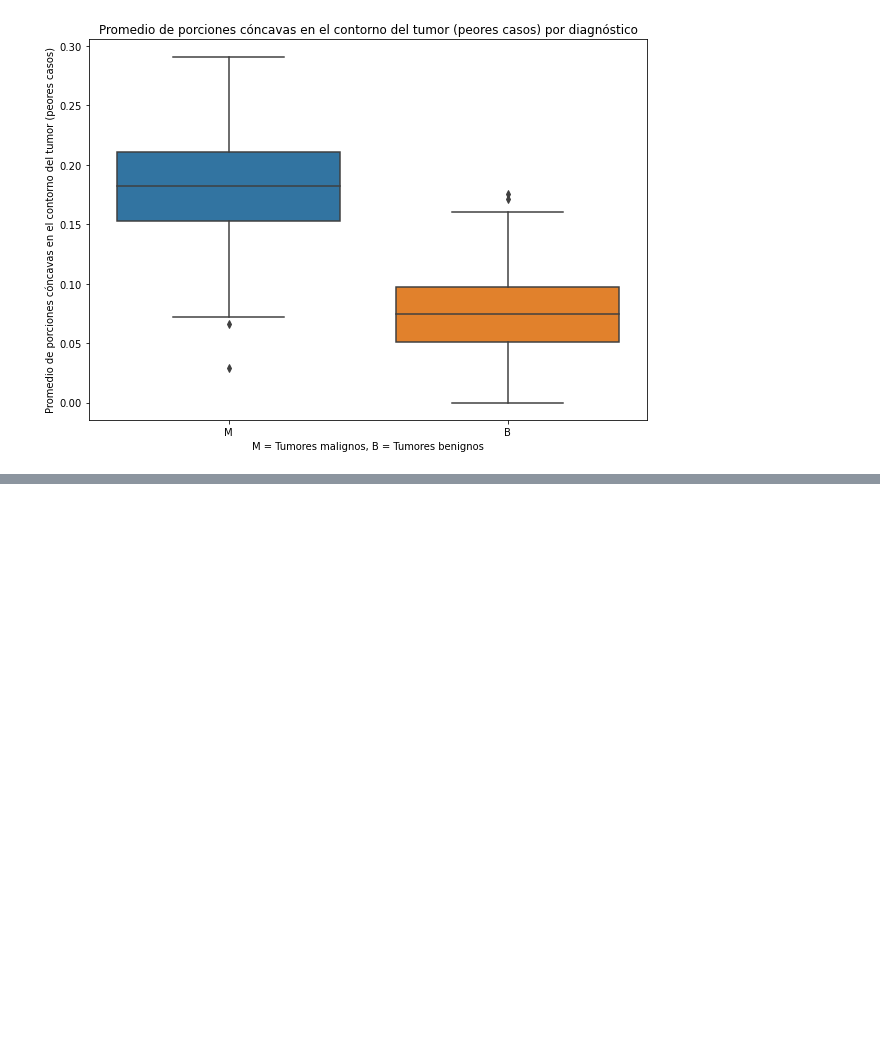
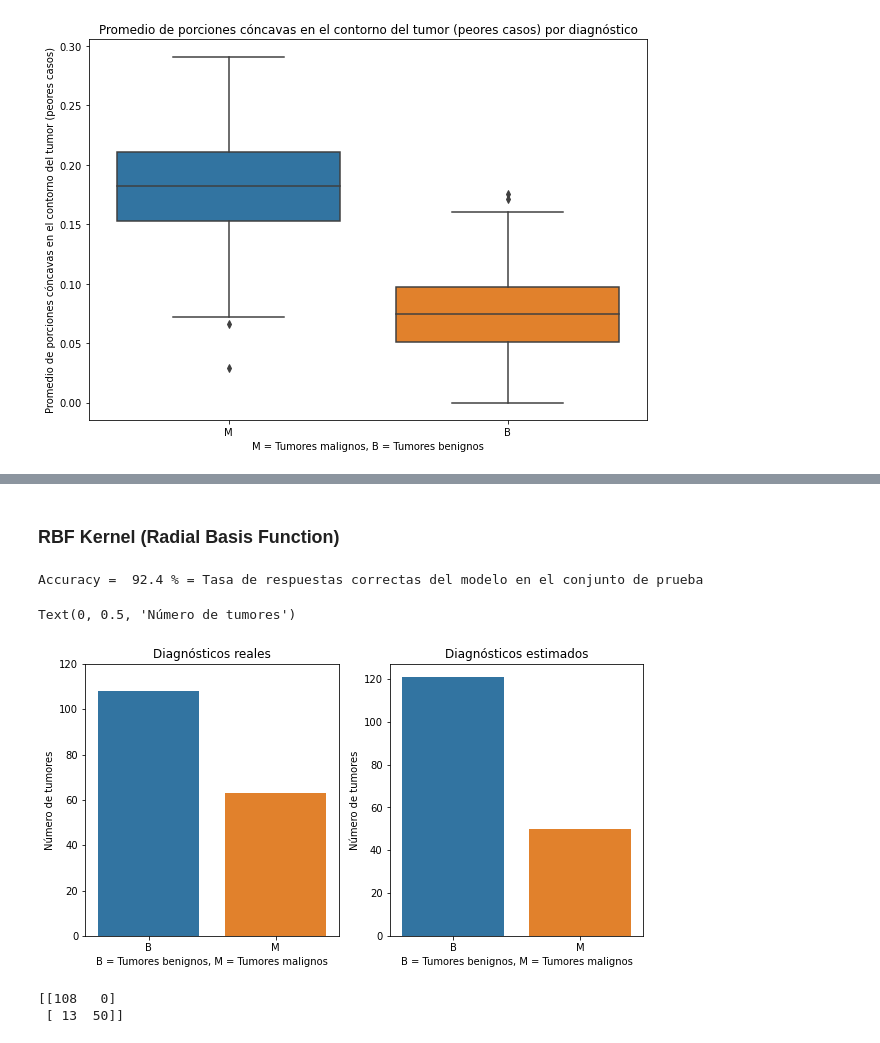
Before and after one commit to ArrigoCoen/Curso_Ciencia_de_Datos, a Jupyter notebook: M3/3_4 Algoritmos de clasificacion-SVM.ipynb, the cells around one changed output, grey strips where cells are left out. Drawn from its saved outputs; the diff is of its cells as text; code cells hidden in the pictures; blank space fills up the shorter version.

```diff
--- a/M3/3_4 Algoritmos de clasificacion-SVM.ipynb
+++ b/M3/3_4 Algoritmos de clasificacion-SVM.ipynb
@@ -384,0 +492,36 @@ X_train, X_test, Y_train, Y_test = train_test_split(X, Y,test_size = 0.3,random_
+# %% [markdown]
+### RBF Kernel (Radial Basis Function)
+# %%
+# Es un kernel muy utilizado ya que tiene un comportamiento similar a la distribución normal.
+polinomGauss = svm.SVC(kernel='rbf') # RBF Kernel
+polinomGauss.fit(X_train,Y_train)
+Y_pred_Gauss = polinomGauss.predict(X_test)
+
+print('Accuracy = ',round(metrics.accuracy_score(Y_test, Y_pred_Gauss) * 100, 2),
+      '% = Tasa de respuestas correctas del modelo en el conjunto de prueba')
+# %% [output]
+Accuracy =  92.4 % = Tasa de respuestas correctas del modelo en el conjunto de prueba
+# %%
+# Se grafican los resultados de la predicción junto con los valores reales
+plt.figure(figsize=(10,5))
+plt.subplot(1,2,1)
+sns.countplot(x=Y_test, data=df)
+plt.title('Diagnósticos reales')
+plt.xlabel('B = Tumores benignos, M = Tumores malignos')
+plt.ylabel('Número de tumores')
+plt.ylim(0,120)
+
+plt.subplot(1,2,2)
+sns.countplot(x=Y_pred_Gauss, data=df)
+plt.title('Diagnósticos estimados')
+plt.xlabel('B = Tumores benignos, M = Tumores malignos')
+plt.ylabel('Número de tumores')
+# %% [output]
+Text(0, 0.5, 'Número de tumores')
+[figure, added]
+# %%
+#Matriz de Confusión
+print(confusion_matrix(Y_test, Y_pred_Gauss))
+# %% [output]
+[[108   0]
+ [ 13  50]]
```
Also changed, not shown: parts of 20 cells of this notebook.
